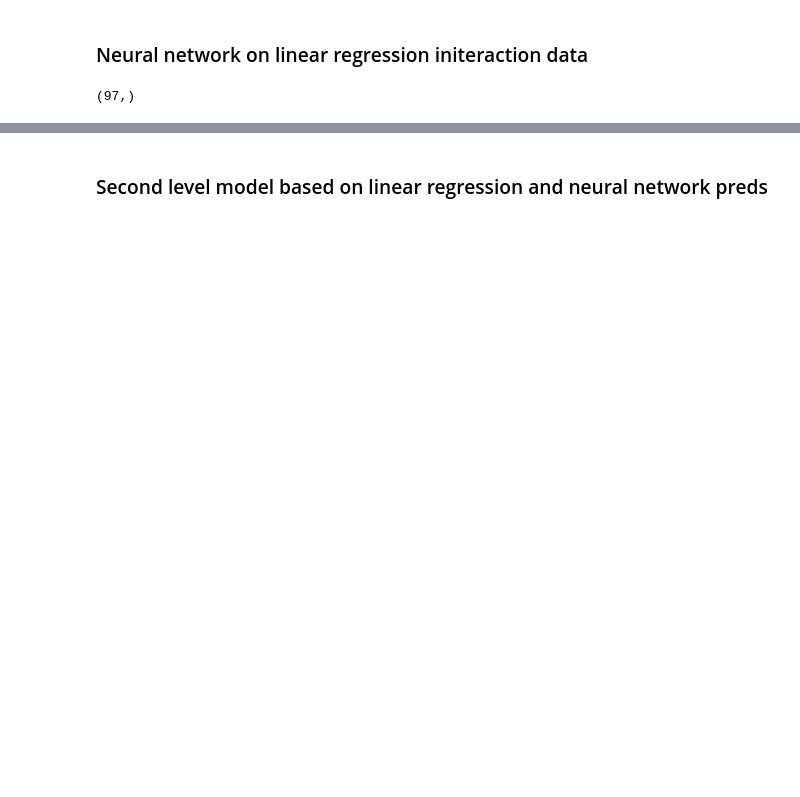
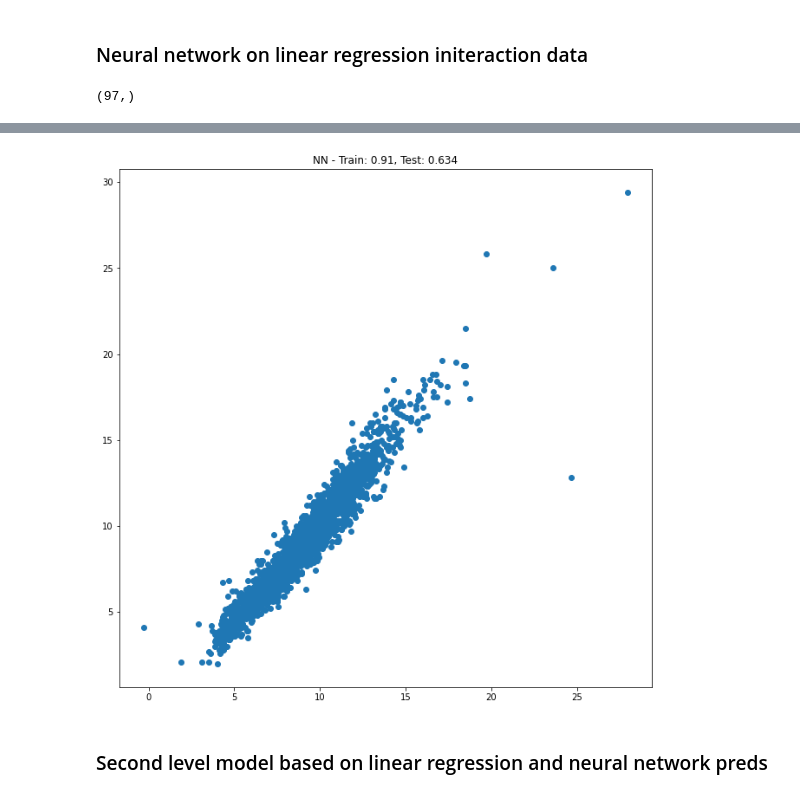
Before and after one commit to khbk/capstone-unemployment, a Jupyter notebook: code/04_Modelling.ipynb, the cells around one changed output, grey strips where cells are left out. Drawn from its saved outputs; the diff is of its cells as text; code cells hidden in the pictures; blank space fills up the shorter version.

```diff
--- a/code/04_Modelling.ipynb
+++ b/code/04_Modelling.ipynb
@@ -182,6 +199,13 @@ nn_train = model_1.predict(Z_train)
 nn_test = model_1.predict(Z_test)
 nn_train = [g[0] for g in nn_train]
 nn_test = [h[0] for h in nn_test]
+# %%
+plt.figure(figsize=(11,11))
+plt.scatter(model_1.predict(Z_train), y_train)
+plt.title('NN - Train: 0.91, Test: 0.634')
+plt.savefig('../graphs/NN_pred_scatter.jpg')
+# %% [output]
+[figure, added]
 # %% [markdown]
 ### Second level model based on linear regression and neural network preds
 # %%
```
Also changed, not shown: parts of 16 cells of this notebook, 8 other files.
